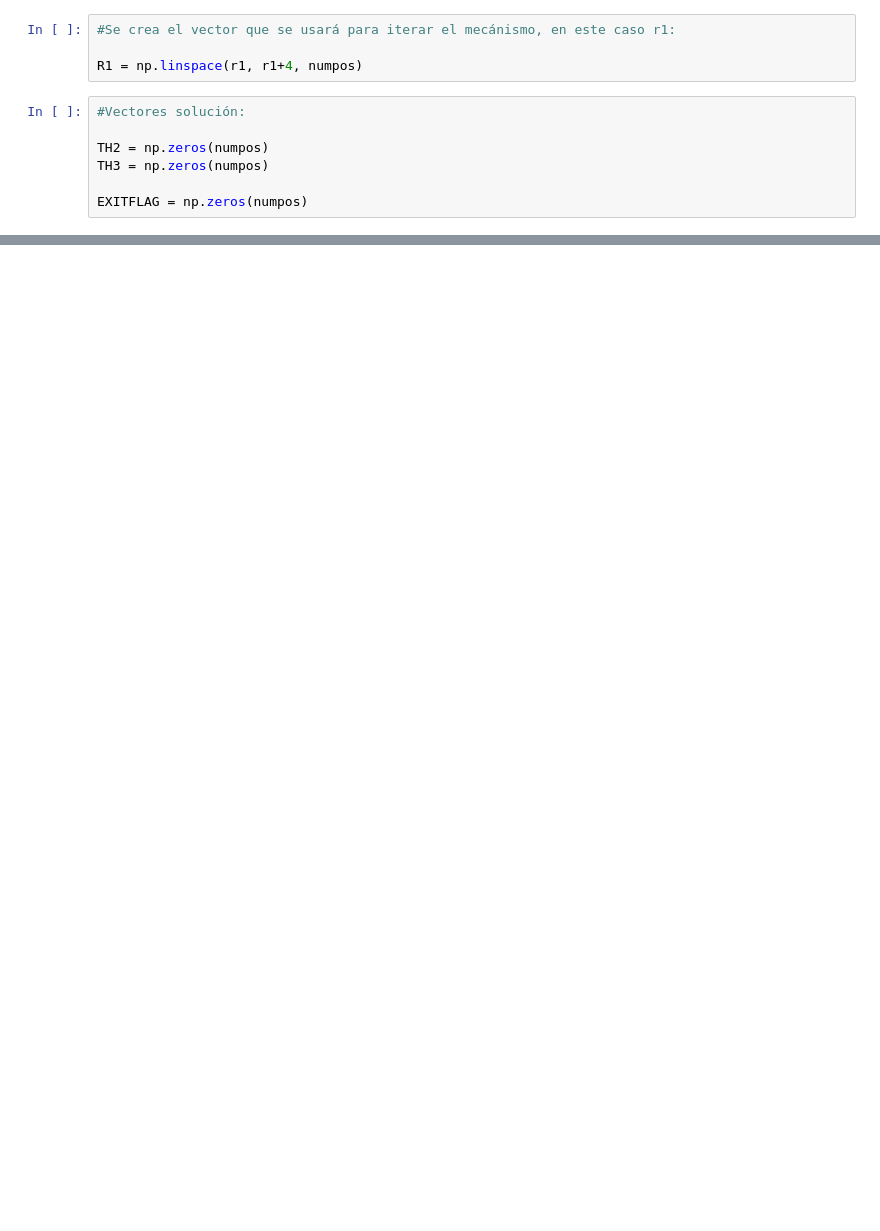
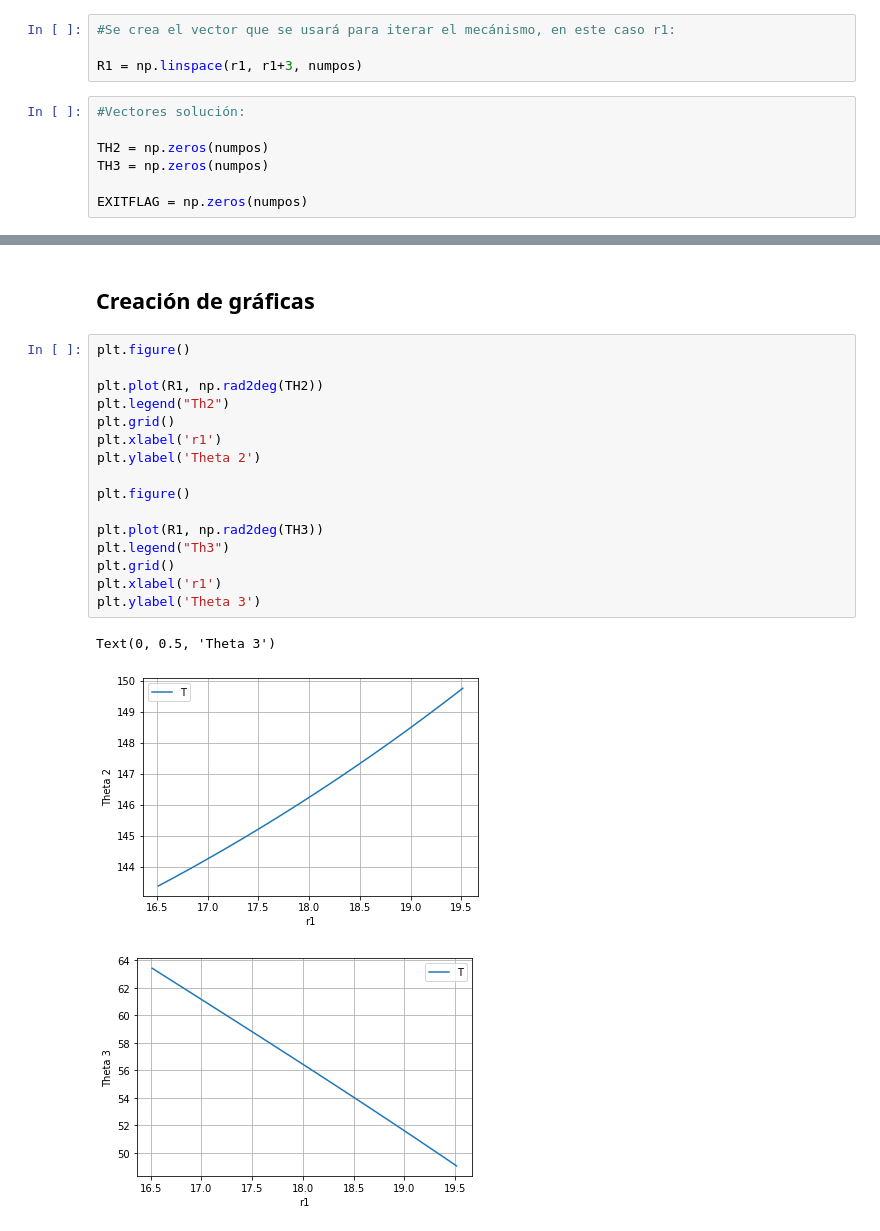
Before and after one commit to luismiguelaristi/MecanismosPythonUPB, a Jupyter notebook: Manivela_Corredera.ipynb, the cells around one changed output, grey strips where cells are left out. Cells and saved outputs as stored; diff of their text form; blank space fills up the shorter version.

```diff
--- a/Manivela_Corredera.ipynb
+++ b/Manivela_Corredera.ipynb
@@ -69,7 +69,7 @@ numpos = 50
 # %%
 #Se crea el vector que se usará para iterar el mecánismo, en este caso r1:
 
-R1 = np.linspace(r1, r1+4, numpos)
+R1 = np.linspace(r1, r1+3, numpos)
 # %%
 #Vectores solución:
 
@@ -109,0 +103,22 @@ for i in range(numpos):
+# %% [markdown]
+## Creación de gráficas
+# %%
+plt.figure()
+
+plt.plot(R1, np.rad2deg(TH2))
+plt.legend("Th2")
+plt.grid()
+plt.xlabel('r1')
+plt.ylabel('Theta 2')
+
+plt.figure()
+
+plt.plot(R1, np.rad2deg(TH3))
+plt.legend("Th3")
+plt.grid()
+plt.xlabel('r1')
+plt.ylabel('Theta 3')
+# %% [output]
+Text(0, 0.5, 'Theta 3')
+[figure, added]
+[figure, added]
```
Also changed, not shown: parts of 8 cells of this notebook.
